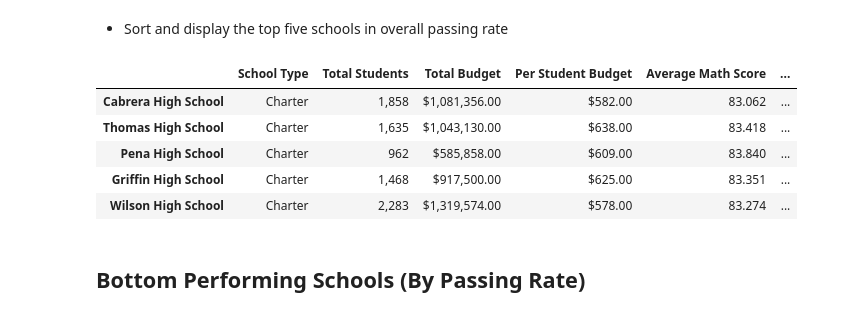
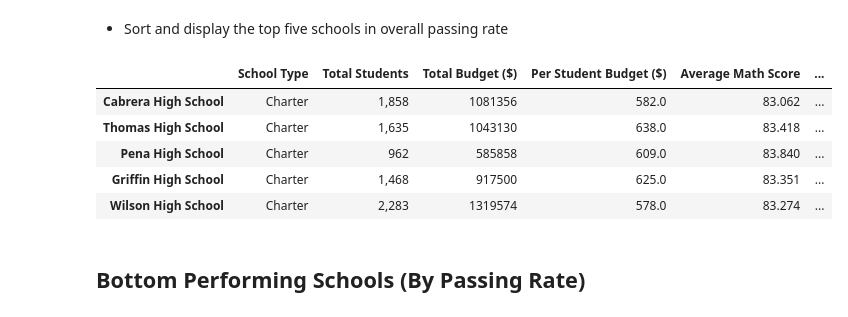
Before and after one commit to mjknj18/School-District-Test-Score-Analysis, a Jupyter notebook: School_District_Test_Analysis_Main.ipynb, the cells around one changed output. Cells and saved outputs as stored; diff of their text form; code cells hidden in the pictures.

```diff
--- a/School_District_Test_Analysis_Main.ipynb
+++ b/School_District_Test_Analysis_Main.ipynb
@@ -184,41 +183,41 @@ for group_name, group_data in school_groups:
     student_budget.append(total_budget[-1] / total_students[-1])
 
     #Calculate Average Math & Reading Scores
     math_avg.append(group_data['math_score'].mean())
     read_avg.append(group_data['reading_score'].mean())
 
     #Calculate Student Percentage Passing Math & Reading
     math_pass = group_data[group_data['math_score'] >= 70]
     read_pass = group_data[group_data['reading_score'] >= 70]
 
     math_pct.append(((math_pass['math_score'].count()) / total_students[-1]) * 100)
     read_pct.append(((read_pass['reading_score'].count()) / total_students[-1]) * 100)
 
     #Calculate Overall Student Percentage Passing
     overall_pass.append((math_pct[-1] + read_pct[-1]) / 2)
 
 #Append Individual School Data to School Summary Data Frame
 school_summary = pd.DataFrame({'School Type': school_type, 'Total Students': [format(item, ',d') for item in total_students],
-                               'Total Budget': ['${:,.2f}'.format(item) for item in total_budget],
-                               'Per Student Budget': ['${:,.2f}'.format(item) for item in student_budget],
+                               'Total Budget ($)': [round(item, 2) for item in total_budget],
+                               'Per Student Budget ($)': [round(item, 2) for item in student_budget],
                                'Average Math Score': [round(item, 3) for item in math_avg],
                                'Average Reading Score': [round(item, 3) for item in read_avg],
                                '% Passing Math': [round(item, 3) for item in math_pct],
                                '% Passing Reading': [round(item, 3) for item in read_pct],
                                '% Overall Passing Rate': [round(item, 3) for item in overall_pass]}, school_name)
 
 #Sort School Summary Data Frames by Schools with Best Overall Passing Rate
 best_schools = school_summary.sort_values('% Overall Passing Rate', ascending = False)
 
 #Display Top 5 Schools with Best Overall Passing Rate
 best_schools.head()
 # %% [output]
-|  | School Type | Total Students | Total Budget | Per Student Budget | Average Math Score | ... |
-| Cabrera High School | Charter | 1,858 | $1,081,356.00 | $582.00 | 83.062 | ... |
-| Thomas High School | Charter | 1,635 | $1,043,130.00 | $638.00 | 83.418 | ... |
-| Pena High School | Charter | 962 | $585,858.00 | $609.00 | 83.840 | ... |
-| Griffin High School | Charter | 1,468 | $917,500.00 | $625.00 | 83.351 | ... |
-| Wilson High School | Charter | 2,283 | $1,319,574.00 | $578.00 | 83.274 | ... |
+|  | School Type | Total Students | Total Budget ($) | Per Student Budget ($) | Average Math Score | ... |
+| Cabrera High School | Charter | 1,858 | 1081356 | 582.0 | 83.062 | ... |
+| Thomas High School | Charter | 1,635 | 1043130 | 638.0 | 83.418 | ... |
+| Pena High School | Charter | 962 | 585858 | 609.0 | 83.840 | ... |
+| Griffin High School | Charter | 1,468 | 917500 | 625.0 | 83.351 | ... |
+| Wilson High School | Charter | 2,283 | 1319574 | 578.0 | 83.274 | ... |
 # %% [markdown]
 ## Bottom Performing Schools (By Passing Rate)
 # %% [markdown]
```
Also changed, not shown: parts of 3 cells of this notebook.
